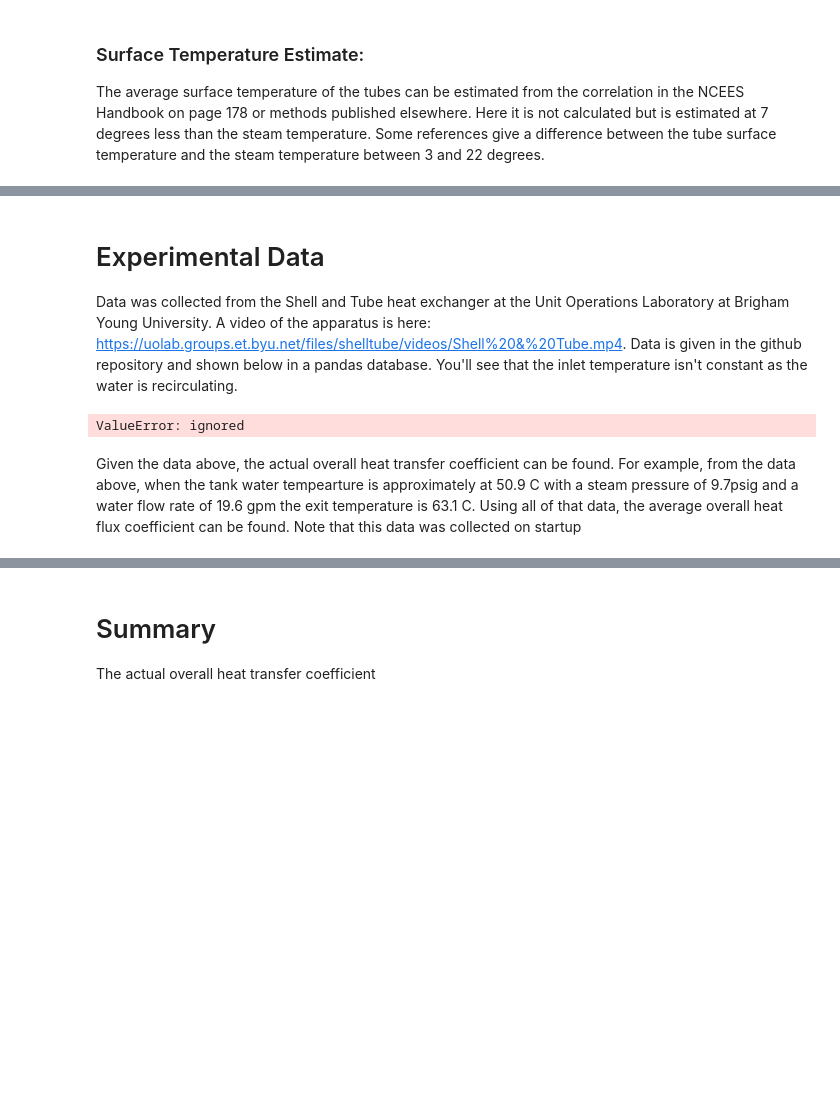
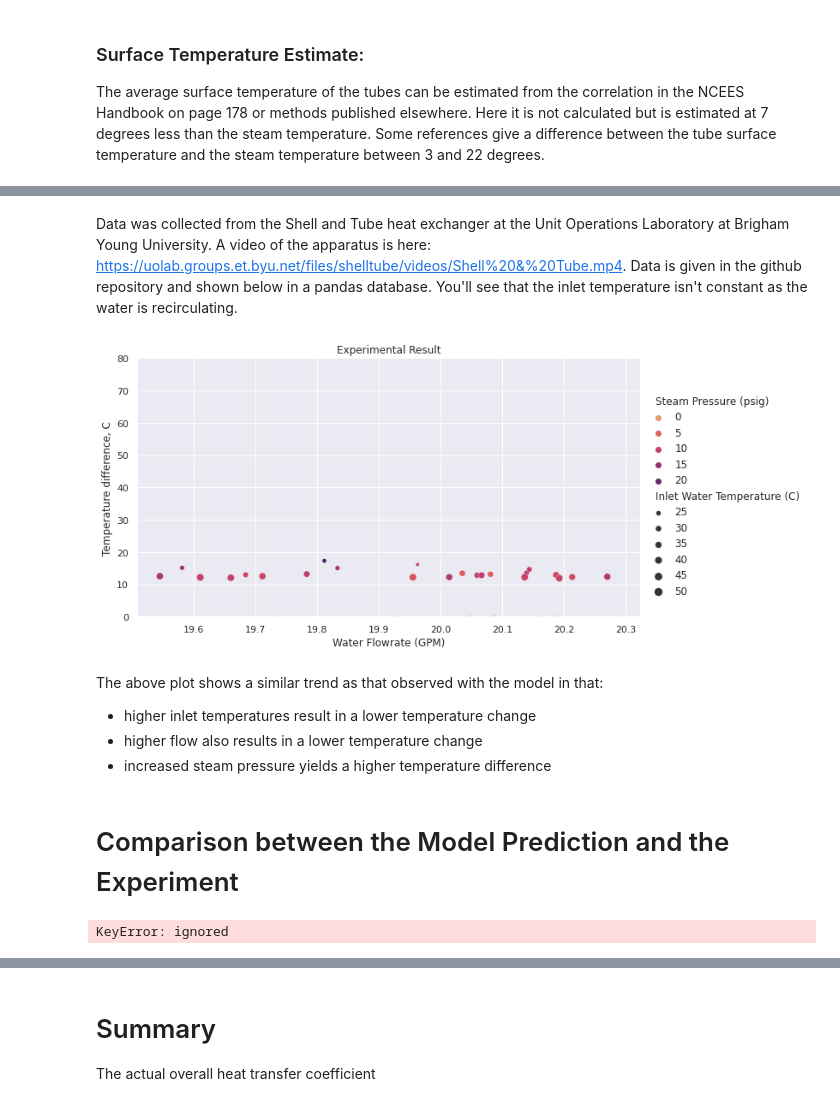
Before and after one commit to clint-bg/demos, a Jupyter notebook: shellandtube/ShellandTubePrediction.ipynb, the cells around one changed output, grey strips where cells are left out. Cells and saved outputs as stored; diff of their text form; code cells hidden in the pictures; blank space fills up the shorter version.

```diff
--- a/shellandtube/ShellandTubePrediction.ipynb
+++ b/shellandtube/ShellandTubePrediction.ipynb
@@ -242,13 +255,11 @@ The average surface temperature of the tubes can be estimated from the correlati
 # %% [markdown]
-# Experimental Data
 Data was collected from the Shell and Tube heat exchanger at the Unit Operations Laboratory at Brigham Young University. A video of the apparatus is here: https://uolab.groups.et.byu.net/files/shelltube/videos/Shell%20&%20Tube.mp4. Data is given in the github repository and shown below in a pandas database. You'll see that the inlet temperature isn't constant as the water is recirculating.
 # %%
 url = 'https://raw.githubusercontent.com/clint-bg/demos/main/shellandtube/stsample.csv' #url with raw data
-df = pd.read_csv(url)
-df.drop(df.index[0:6],0,inplace=True)
-df['Temperature difference, C'] = df['Outlet Water Temperature (C)'] - df['Inlet Water Temperature (C)']
-sns.relplot(x='Water Flowrate (GPM)',y='Temperature difference, C')
+data = pd.read_csv(url)
+data['Temperature difference, C'] = data['Outlet Water Temperature (C)'] - data['Inlet Water Temperature (C)']
+e = sns.relplot(x='Water Flowrate (GPM)',y='Temperature difference, C',hue='Steam Pressure (psig)',size='Inlet Water Temperature (C)', data=data,palette='flare',aspect=15/8)
+e.axes[0,0].set_ylim(0,80); e.set(title='Experimental Result')
+plt.show()
 # %% [output]
-ValueError: ignored
+[figure, added]
-# %% [markdown]
-Given the data above, the actual overall heat transfer coefficient can be found. For example, from the data above, when the tank water tempearture is approximately at 50.9 C with a steam pressure of 9.7psig and a water flow rate of 19.6 gpm the exit temperature is 63.1 C. Using all of that data, the average overall heat flux coefficient can be found. Note that this data was collected on startup
@@ -258,0 +266,12 @@ Given the data above, the actual overall heat transfer coefficient can be found.
+# %% [markdown]
+The above plot shows a similar trend as that observed with the model in that:
+*  higher inlet temperatures result in a lower temperature change
+*  higher flow also results in a lower temperature change
+*  increased steam pressure yields a higher temperature difference
+# %% [markdown]
+# Comparison between the Model Prediction and the Experiment
+# %%
+#For each of the experimental conditions, calculate the model result (without fouling) and then compare the residuals
+data['Predicted Outlet Temperature, C']
+# %% [output]
+KeyError: ignored
```
Also changed, not shown: parts of 12 cells of this notebook.
